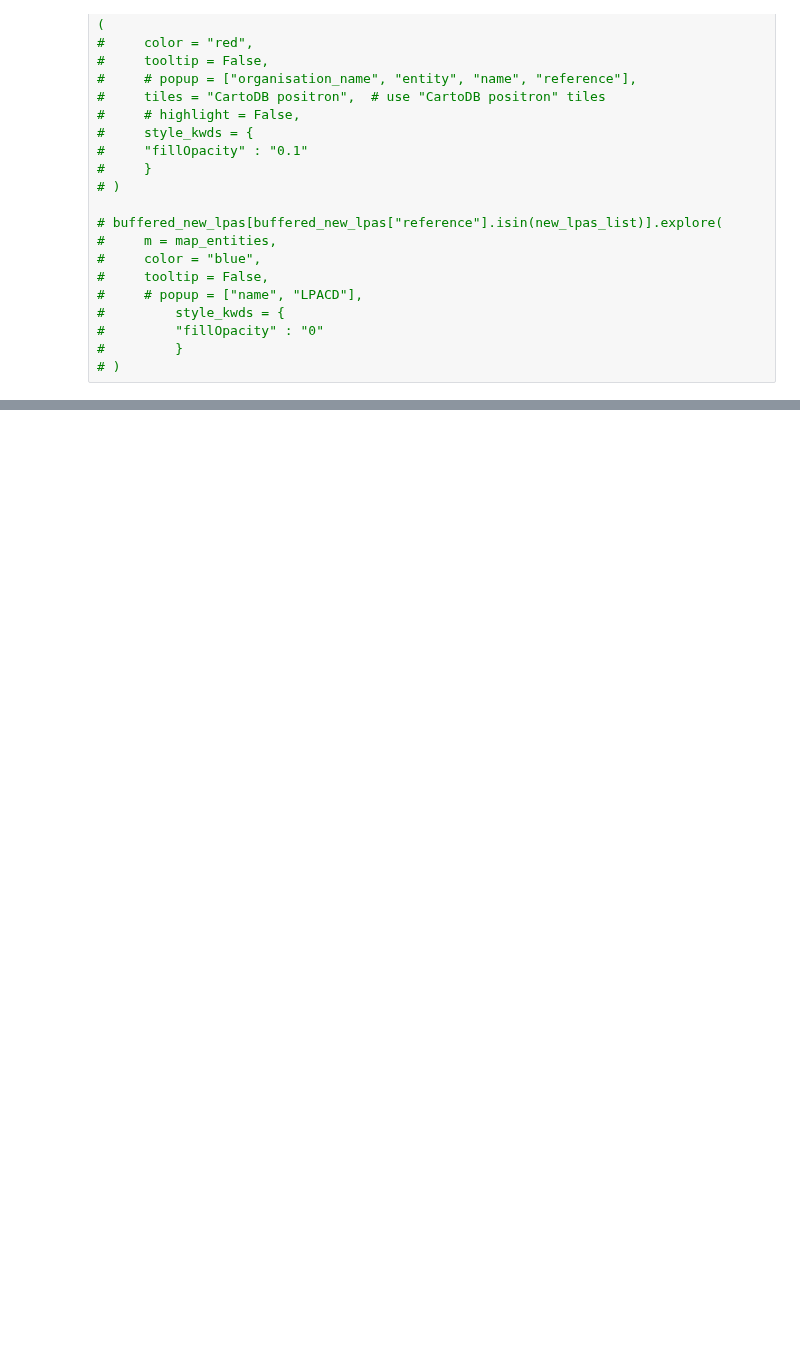
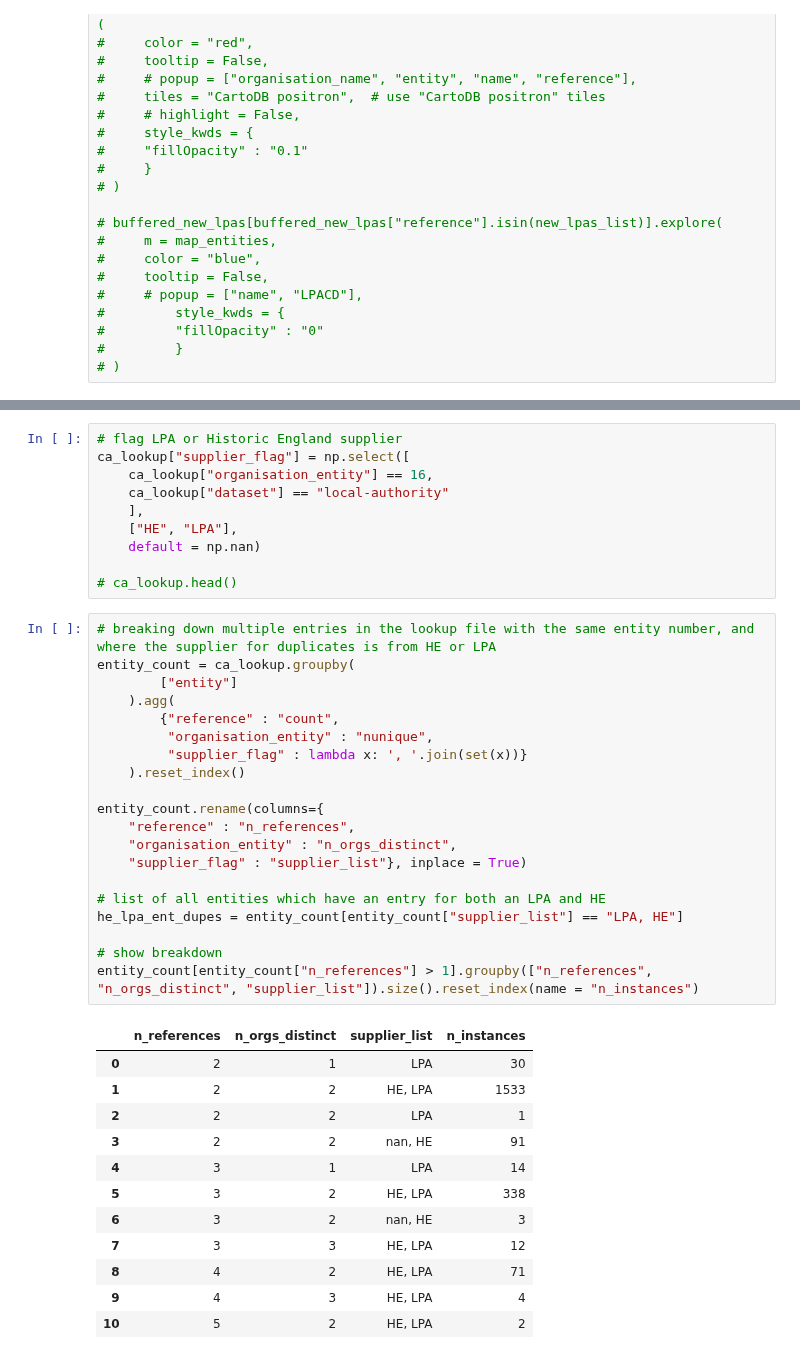
Before and after one commit to digital-land/jupyter-analysis, a Jupyter notebook: analysis/2024-07_conservation_area_count_comparison/conservation_area_count_comparison - analysis.ipynb, the cells around one changed output, grey strips where cells are left out. Cells and saved outputs as stored; diff of their text form; blank space fills up the shorter version.

```diff
--- a/analysis/2024-07_conservation_area_count_comparison/conservation_area_count_comparison - analysis.ipynb
+++ b/analysis/2024-07_conservation_area_count_comparison/conservation_area_count_comparison - analysis.ipynb
@@ -383,0 +354,43 @@ lpa_ca_join_count_gdf[lpa_ca_join_count_gdf["reference"] == "E60000328"]
+# %%
+# flag LPA or Historic England supplier
+ca_lookup["supplier_flag"] = np.select([
+    ca_lookup["organisation_entity"] == 16,
+    ca_lookup["dataset"] == "local-authority"
+    ],
+    ["HE", "LPA"],
+    default = np.nan)
+
+# ca_lookup.head()
+# %%
+# breaking down multiple entries in the lookup file with the same entity number, and where the supplier for duplicates is from HE or LPA
+entity_count = ca_lookup.groupby(
+        ["entity"]
+    ).agg(
+        {"reference" : "count",
+         "organisation_entity" : "nunique",
+         "supplier_flag" : lambda x: ', '.join(set(x))}
+    ).reset_index()
+
+entity_count.rename(columns={
+    "reference" : "n_references",
+    "organisation_entity" : "n_orgs_distinct",
+    "supplier_flag" : "supplier_list"}, inplace = True)
+
+# list of all entities which have an entry for both an LPA and HE
+he_lpa_ent_dupes = entity_count[entity_count["supplier_list"] == "LPA, HE"]
+
+# show breakdown
+entity_count[entity_count["n_references"] > 1].groupby(["n_references", "n_orgs_distinct", "supplier_list"]).size().reset_index(name = "n_instances")
+# %% [output]
+|  | n_references | n_orgs_distinct | supplier_list | n_instances |
+| 0 | 2 | 1 | LPA | 30 |
+| 1 | 2 | 2 | HE, LPA | 1533 |
+| 2 | 2 | 2 | LPA | 1 |
+| 3 | 2 | 2 | nan, HE | 91 |
+| 4 | 3 | 1 | LPA | 14 |
+| 5 | 3 | 2 | HE, LPA | 338 |
+| 6 | 3 | 2 | nan, HE | 3 |
+| 7 | 3 | 3 | HE, LPA | 12 |
+| 8 | 4 | 2 | HE, LPA | 71 |
+| 9 | 4 | 3 | HE, LPA | 4 |
+| 10 | 5 | 2 | HE, LPA | 2 |
```
Also changed, not shown: parts of 45 cells of this notebook.
